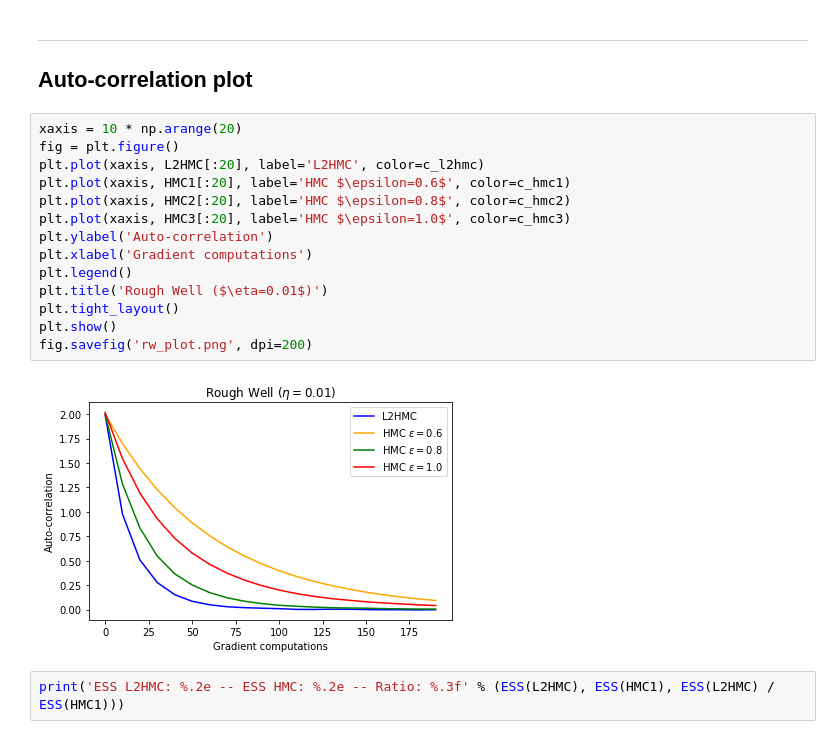
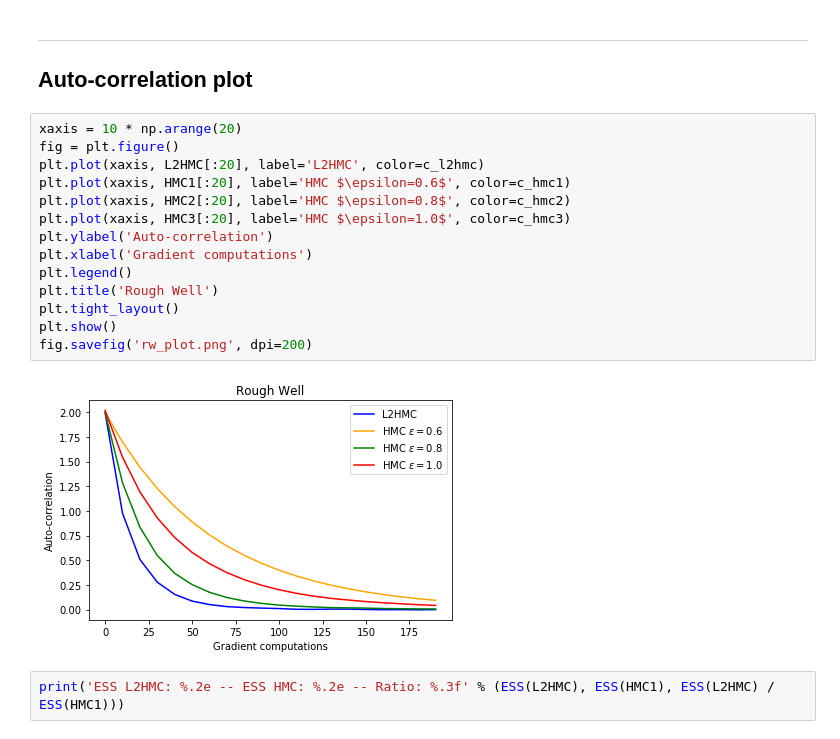
Before and after one commit to joeylitalien/l2hmc, a Jupyter notebook: experiments/RoughWell.ipynb, the cells around one changed output. Cells and saved outputs as stored; diff of their text form.

```diff
--- a/experiments/RoughWell.ipynb
+++ b/experiments/RoughWell.ipynb
@@ -181,19 +181,19 @@ HMC3 = acl_spectrum(HMC_samples_3, scale=scale)
 # %%
 xaxis = 10 * np.arange(20)
 fig = plt.figure()
 plt.plot(xaxis, L2HMC[:20], label='L2HMC', color=c_l2hmc)
 plt.plot(xaxis, HMC1[:20], label='HMC $\epsilon=0.6$', color=c_hmc1)
 plt.plot(xaxis, HMC2[:20], label='HMC $\epsilon=0.8$', color=c_hmc2)
 plt.plot(xaxis, HMC3[:20], label='HMC $\epsilon=1.0$', color=c_hmc3)
 plt.ylabel('Auto-correlation')
 plt.xlabel('Gradient computations')
 plt.legend()
-plt.title('Rough Well ($\eta=0.01$)')
+plt.title('Rough Well')
 plt.tight_layout()
 plt.show()
 fig.savefig('rw_plot.png', dpi=200)
 # %% [output]
-[figure, old version]
+[figure, new version]
 # %%
 print('ESS L2HMC: %.2e -- ESS HMC: %.2e -- Ratio: %.3f' % (ESS(L2HMC), ESS(HMC1), ESS(L2HMC) / ESS(HMC1)))
 # %% [output]
```
Also changed, not shown: 10 other files.
